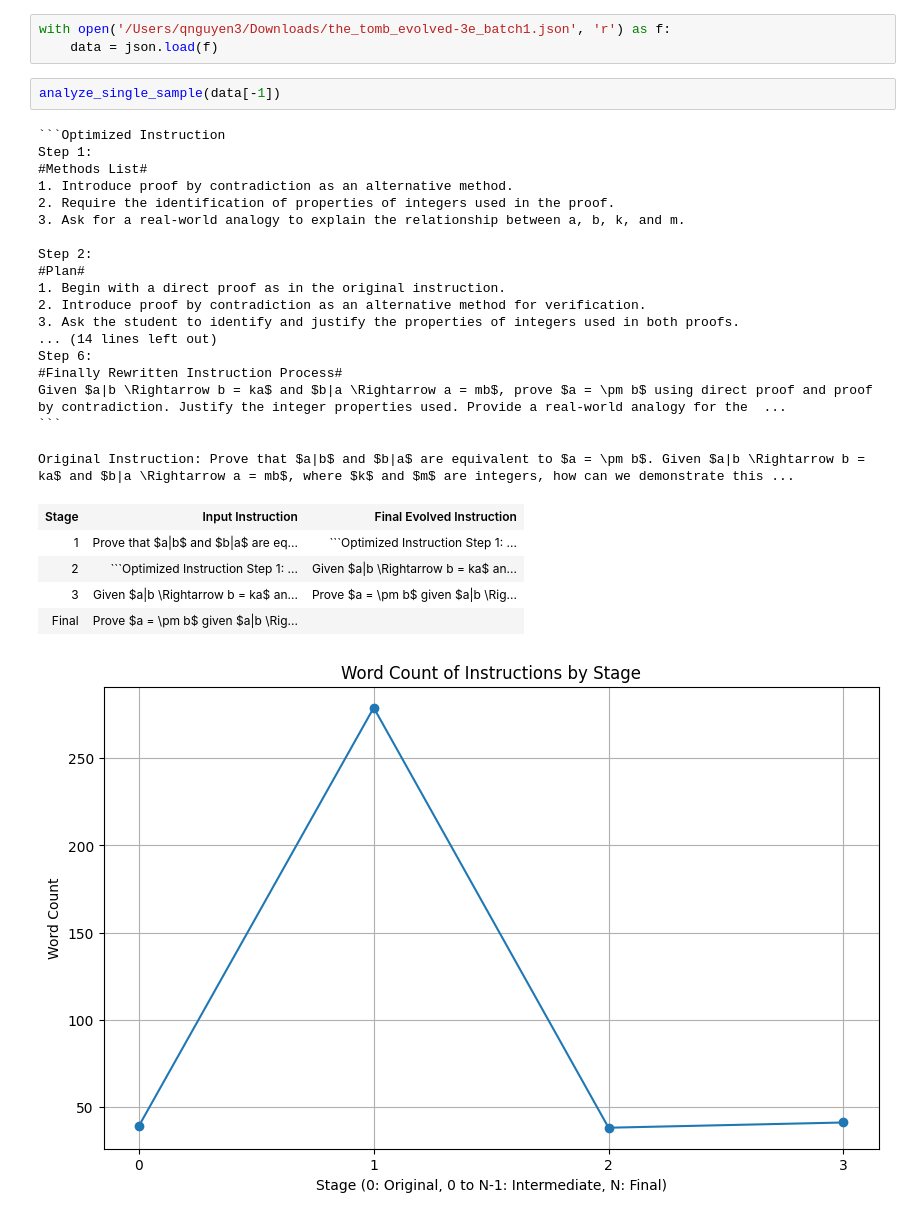
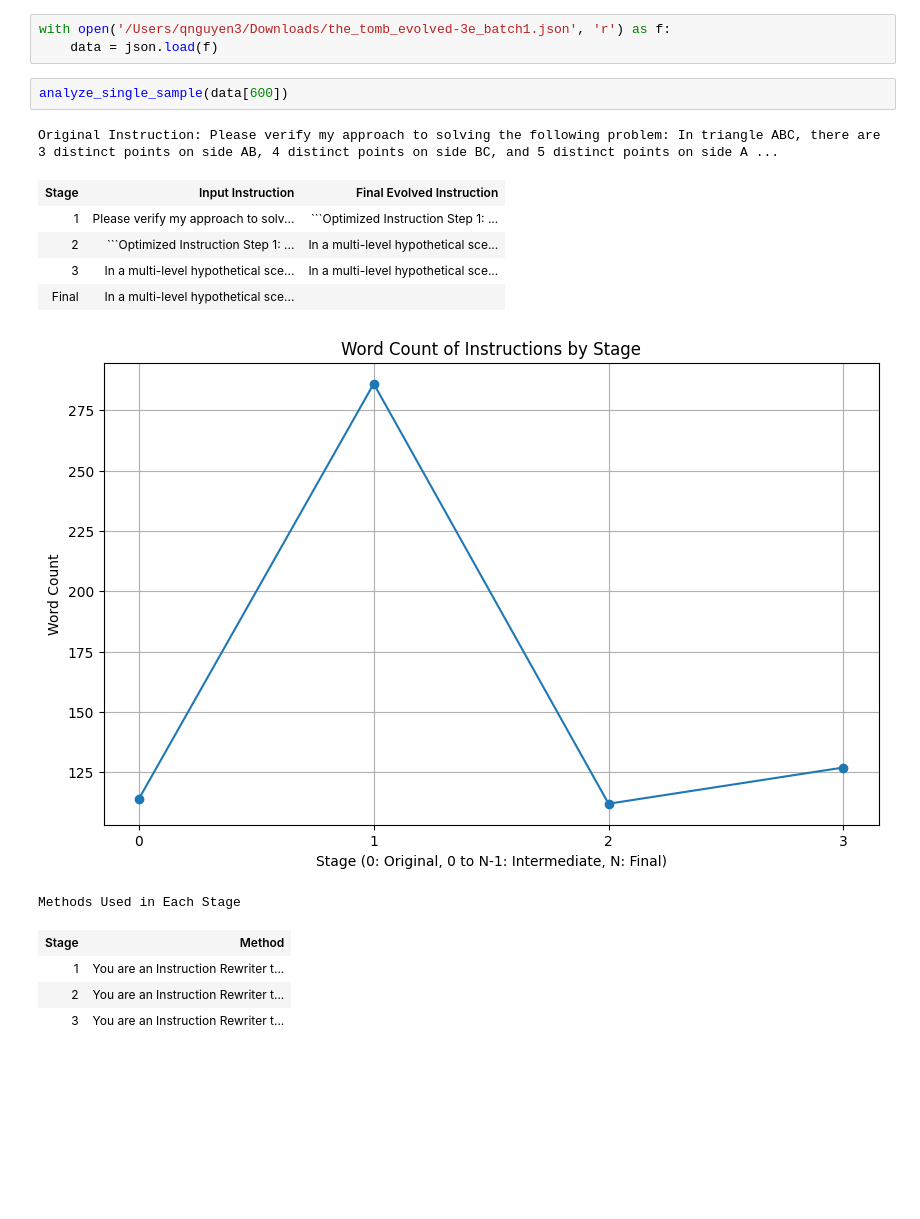
Before and after one commit to arcee-ai/EvolKit, a Jupyter notebook: visualize_evol_instruct.ipynb, the cells around one changed output. Drawn from its saved outputs; the diff is of its cells as text; blank space fills up the shorter version.

````diff
--- a/visualize_evol_instruct.ipynb
+++ b/visualize_evol_instruct.ipynb
@@ -72,29 +72,17 @@ def analyze_single_sample(sample):
 with open('/Users/qnguyen3/Downloads/the_tomb_evolved-3e_batch1.json', 'r') as f:
     data = json.load(f)
 # %%
-analyze_single_sample(data[-1])
+analyze_single_sample(data[600])
 # %% [output]
-```Optimized Instruction
-Step 1:
-#Methods List#
-1. Introduce proof by contradiction as an alternative method.
-2. Require the identification of properties of integers used in the proof.
-3. Ask for a real-world analogy to explain the relationship between a, b, k, and m.
-
-Step 2:
-#Plan#
-1. Begin with a direct proof as in the original instruction.
-2. Introduce proof by contradiction as an alternative method for verification.
-3. Ask the student to identify and justify the properties of integers used in both proofs.
-... (14 lines left out)
-Step 6:
-#Finally Rewritten Instruction Process#
-Given $a|b \Rightarrow b = ka$ and $b|a \Rightarrow a = mb$, prove $a = \pm b$ using direct proof and proof by contradiction. Justify the integer properties used. Provide a real-world analogy for the  ...
-```
+Original Instruction: Please verify my approach to solving the following problem: In triangle ABC, there are 3 distinct points on side AB, 4 distinct points on side BC, and 5 distinct points on side A ...
-Original Instruction: Prove that $a|b$ and $b|a$ are equivalent to $a = \pm b$. Given $a|b \Rightarrow b = ka$ and $b|a \Rightarrow a = mb$, where $k$ and $m$ are integers, how can we demonstrate this ...
 | Stage | Input Instruction | Final Evolved Instruction |
-| 1 | Prove that $a|b$ and $b|a$ are eq... | ```Optimized Instruction Step 1: ... |
-| 2 | ```Optimized Instruction Step 1: ... | Given $a|b \Rightarrow b = ka$ an... |
-| 3 | Given $a|b \Rightarrow b = ka$ an... | Prove $a = \pm b$ given $a|b \Rig... |
-| Final | Prove $a = \pm b$ given $a|b \Rig... |  |
+| 1 | Please verify my approach to solv... | ```Optimized Instruction Step 1: ... |
+| 2 | ```Optimized Instruction Step 1: ... | In a multi-level hypothetical sce... |
+| 3 | In a multi-level hypothetical sce... | In a multi-level hypothetical sce... |
+| Final | In a multi-level hypothetical sce... |  |
-[figure, old version]
+[figure, new version]
+Methods Used in Each Stage
+| Stage | Method |
+| 1 | You are an Instruction Rewriter t... |
+| 2 | You are an Instruction Rewriter t... |
+| 3 | You are an Instruction Rewriter t... |
````
Also changed, not shown: parts of 1 cell of this notebook, 9 other files.
